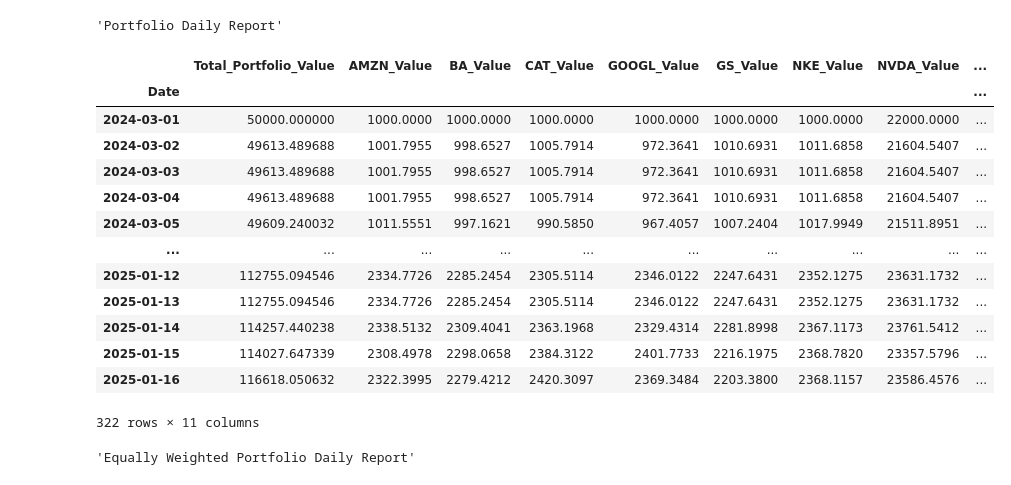
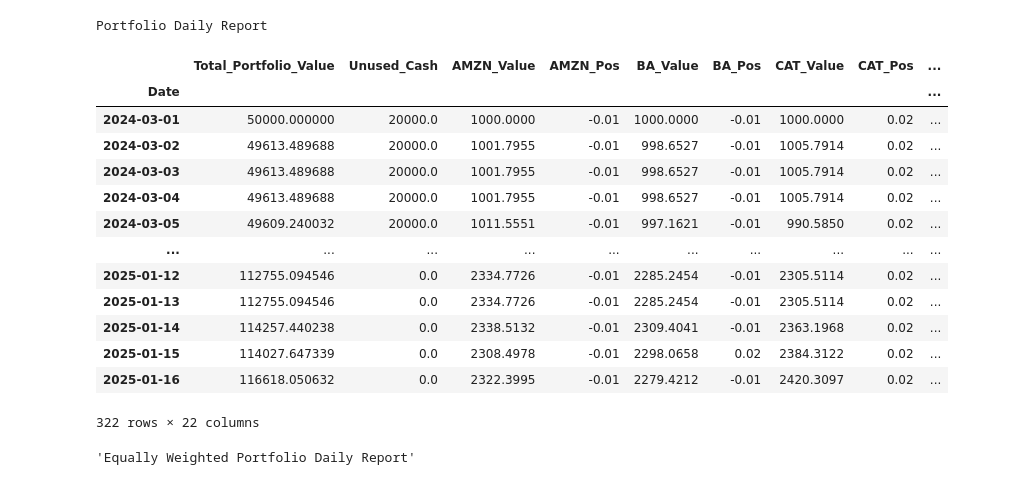
Before and after one commit to mafiom038/qf2103, a Jupyter notebook: Final Portfolio Rebalancing/Portfolio_Rebalancing.ipynb, the cells around one changed output. Saved outputs shown, nothing was run; the diff lists cells and outputs as text; code cells hidden in the pictures.

```diff
--- a/Final Portfolio Rebalancing/Portfolio_Rebalancing.ipynb
+++ b/Final Portfolio Rebalancing/Portfolio_Rebalancing.ipynb
@@ -138,62 +151,76 @@ def calculate_portfolio_daily_report():
 
         for d in period_days:
             day_stock_values = {}
+            day_stock_pos = {}
+            day_unused_cash = 0
             # For each stock, update the value using its predicted cumulative return
             for stock in tickers:
                 # We adjust 'd' to the next available trading day if not present in predictions.
                 try:
                     cum_return_day = predictions[stock]['Cumulative_Return_Strategy'].loc[d]
+                    pos_day = predictions[stock]['pos'].loc[d]
                 except KeyError:
                     available_dates = pd.to_datetime(predictions[stock].index)
                     d_adjusted = available_dates[available_dates.get_indexer([d], method='bfill')[0]]
                     cum_return_day = predictions[stock]['Cumulative_Return_Strategy'].loc[d_adjusted]
+                    pos_day = predictions[stock]['pos'].loc[d_adjusted]
+
+                if pos_day < 0:
+                    day_unused_cash += allocated_capital[stock] * (1 - 2 * np.abs(pos_day))
+                else:
+                    day_unused_cash += allocated_capital[stock] * (1 - np.abs(pos_day))
 
                 # Get the cumulative return at the period start
                 cum_return_start = predictions[stock]['Cumulative_Return_Strategy'].loc[period_start]
 
                 # Compute the multiplicative growth factor for the day
                 factor = cum_return_day / cum_return_start
 
                 day_stock_values[stock] = allocated_capital[stock] * factor
+                day_stock_pos[stock] = pos_day * weights[stock]
 
             # Total Portfolio Value after a day
             daily_total = sum(day_stock_values.values())
 
-            record = {'Date': d,
-                      'Total_Portfolio_Value': daily_total}
+            record = {'Date': d, 'Total_Portfolio_Value': daily_total, 'Unused_Cash': day_unused_cash}
 
             for stock in tickers:
                 record[f'{stock}_Value'] = round(day_stock_values.get(stock, 0), 4)
+                record[f'{stock}_Pos'] = round(day_stock_pos.get(stock, 0), 4)
+
+
 
             daily_records.append(record)
 
         # At the end of the period, update the portfolio value for the next period.
         portfolio_value = daily_records[-1]['Total_Portfolio_Value']
 
     df_daily_report = pd.DataFrame(daily_records).set_index('Date')
     return df_daily_report
 
 # Generate and display the daily portfolio report.
 portfolio_daily_report = calculate_portfolio_daily_report()
 portfolio_daily_report = portfolio_daily_report[~portfolio_daily_report.index.duplicated(keep='last')]
-display("Portfolio Daily Report", portfolio_daily_report)
+# display("Portfolio Daily Report", portfolio_daily_report)
 portfolio_daily_report.to_csv("portfolio_daily_report.csv")
+print("Portfolio Daily Report")
+portfolio_daily_report
 # %% [output]
-'Portfolio Daily Report'
+Portfolio Daily Report
-|  | Total_Portfolio_Value | AMZN_Value | BA_Value | CAT_Value | GOOGL_Value | GS_Value | NKE_Value | NVDA_Value | ... |
+|  | Total_Portfolio_Value | Unused_Cash | AMZN_Value | AMZN_Pos | BA_Value | BA_Pos | CAT_Value | CAT_Pos | ... |
 | Date |  |  |  |  |  |  |  |  | ... |
-| 2024-03-01 | 50000.000000 | 1000.0000 | 1000.0000 | 1000.0000 | 1000.0000 | 1000.0000 | 1000.0000 | 22000.0000 | ... |
-| 2024-03-02 | 49613.489688 | 1001.7955 | 998.6527 | 1005.7914 | 972.3641 | 1010.6931 | 1011.6858 | 21604.5407 | ... |
-| 2024-03-03 | 49613.489688 | 1001.7955 | 998.6527 | 1005.7914 | 972.3641 | 1010.6931 | 1011.6858 | 21604.5407 | ... |
-| 2024-03-04 | 49613.489688 | 1001.7955 | 998.6527 | 1005.7914 | 972.3641 | 1010.6931 | 1011.6858 | 21604.5407 | ... |
-| 2024-03-05 | 49609.240032 | 1011.5551 | 997.1621 | 990.5850 | 967.4057 | 1007.2404 | 1017.9949 | 21511.8951 | ... |
+| 2024-03-01 | 50000.000000 | 20000.0 | 1000.0000 | -0.01 | 1000.0000 | -0.01 | 1000.0000 | 0.02 | ... |
+| 2024-03-02 | 49613.489688 | 20000.0 | 1001.7955 | -0.01 | 998.6527 | -0.01 | 1005.7914 | 0.02 | ... |
+| 2024-03-03 | 49613.489688 | 20000.0 | 1001.7955 | -0.01 | 998.6527 | -0.01 | 1005.7914 | 0.02 | ... |
+| 2024-03-04 | 49613.489688 | 20000.0 | 1001.7955 | -0.01 | 998.6527 | -0.01 | 1005.7914 | 0.02 | ... |
+| 2024-03-05 | 49609.240032 | 20000.0 | 1011.5551 | -0.01 | 997.1621 | -0.01 | 990.5850 | 0.02 | ... |
 | ... | ... | ... | ... | ... | ... | ... | ... | ... | ... |
-| 2025-01-12 | 112755.094546 | 2334.7726 | 2285.2454 | 2305.5114 | 2346.0122 | 2247.6431 | 2352.1275 | 23631.1732 | ... |
-| 2025-01-13 | 112755.094546 | 2334.7726 | 2285.2454 | 2305.5114 | 2346.0122 | 2247.6431 | 2352.1275 | 23631.1732 | ... |
-| 2025-01-14 | 114257.440238 | 2338.5132 | 2309.4041 | 2363.1968 | 2329.4314 | 2281.8998 | 2367.1173 | 23761.5412 | ... |
-| 2025-01-15 | 114027.647339 | 2308.4978 | 2298.0658 | 2384.3122 | 2401.7733 | 2216.1975 | 2368.7820 | 23357.5796 | ... |
-| 2025-01-16 | 116618.050632 | 2322.3995 | 2279.4212 | 2420.3097 | 2369.3484 | 2203.3800 | 2368.1157 | 23586.4576 | ... |
+| 2025-01-12 | 112755.094546 | 0.0 | 2334.7726 | -0.01 | 2285.2454 | -0.01 | 2305.5114 | 0.02 | ... |
+| 2025-01-13 | 112755.094546 | 0.0 | 2334.7726 | -0.01 | 2285.2454 | -0.01 | 2305.5114 | 0.02 | ... |
+| 2025-01-14 | 114257.440238 | 0.0 | 2338.5132 | -0.01 | 2309.4041 | -0.01 | 2363.1968 | 0.02 | ... |
+| 2025-01-15 | 114027.647339 | 0.0 | 2308.4978 | -0.01 | 2298.0658 | 0.02 | 2384.3122 | 0.02 | ... |
+| 2025-01-16 | 116618.050632 | 0.0 | 2322.3995 | -0.01 | 2279.4212 | -0.01 | 2420.3097 | 0.02 | ... |
-322 rows × 11 columns
+322 rows × 22 columns
 # %%
 def calculate_equally_weighted_portfolio_report():
     portfolio_value = initial_capital
```
Also changed, not shown: parts of 3 cells of this notebook, 3 other files.
